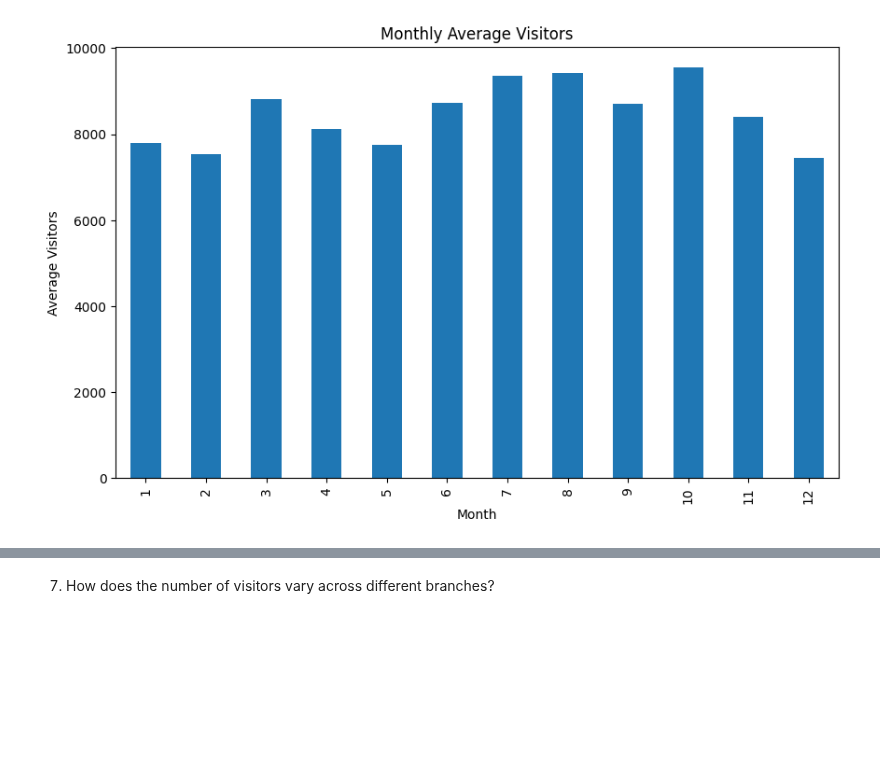
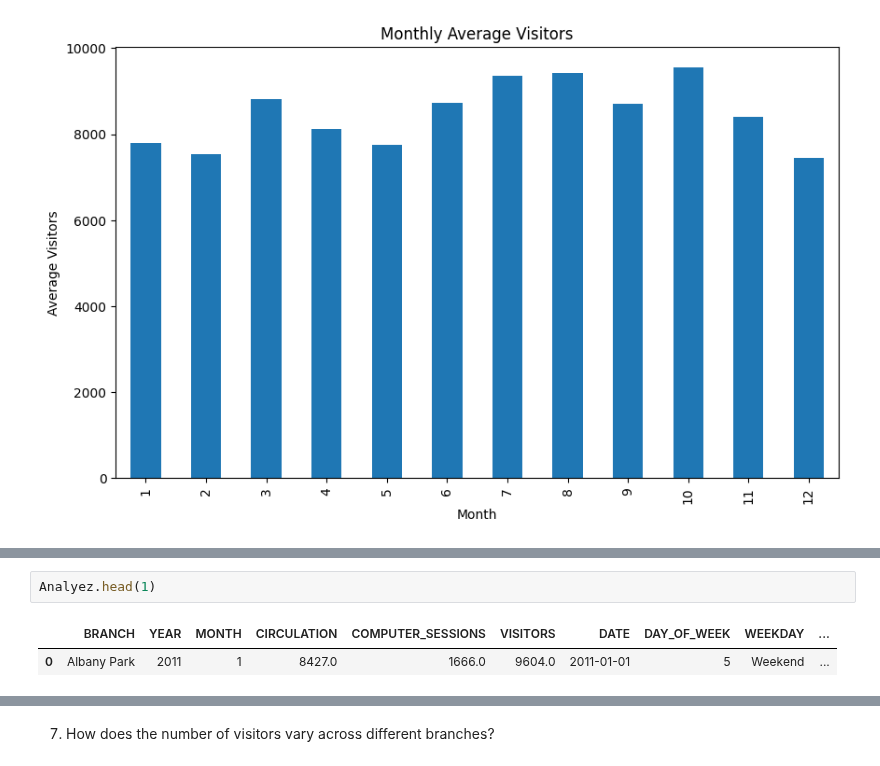
Before and after one commit to Rajvishah12/cpl_project, a Jupyter notebook: can-summer-2023/Analyze monthly patterns of visitors .ipynb, the cells around one changed output, grey strips where cells are left out. Cells and saved outputs as stored; diff of their text form; blank space fills up the shorter version.

```diff
--- a/can-summer-2023/Analyze monthly patterns of visitors .ipynb
+++ b/can-summer-2023/Analyze monthly patterns of visitors .ipynb
@@ -335,0 +365,5 @@ monthly_avg_visitors.plot(kind='bar', figsize=(10, 6), xlabel='Month', ylabel='A
+# %%
+Analyez.head(1)
+# %% [output]
+|  | BRANCH | YEAR | MONTH | CIRCULATION | COMPUTER_SESSIONS | VISITORS | DATE | DAY_OF_WEEK | WEEKDAY | ... |
+| 0 | Albany Park | 2011 | 1 | 8427.0 | 1666.0 | 9604.0 | 2011-01-01 | 5 | Weekend | ... |
```
Also changed, not shown: parts of 4 cells of this notebook.
